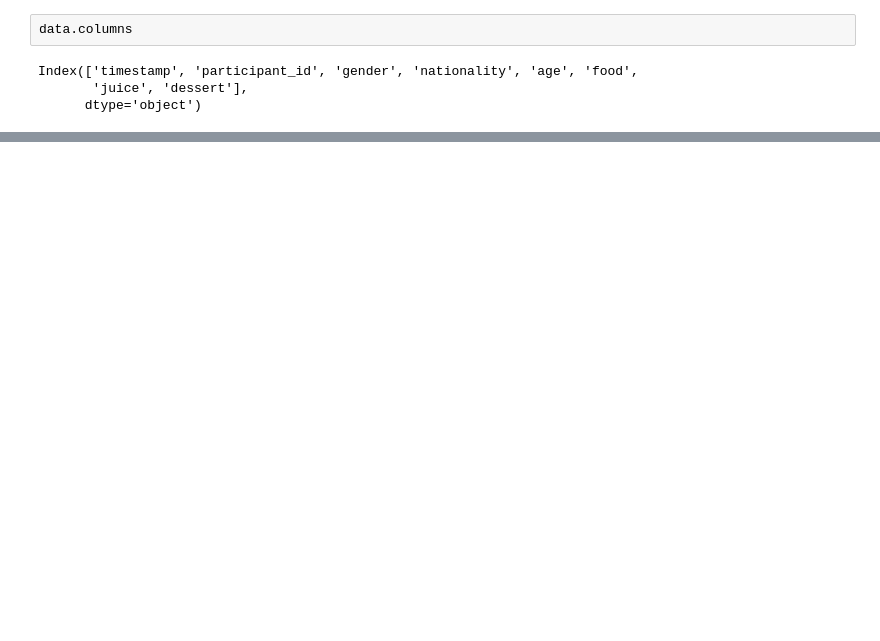
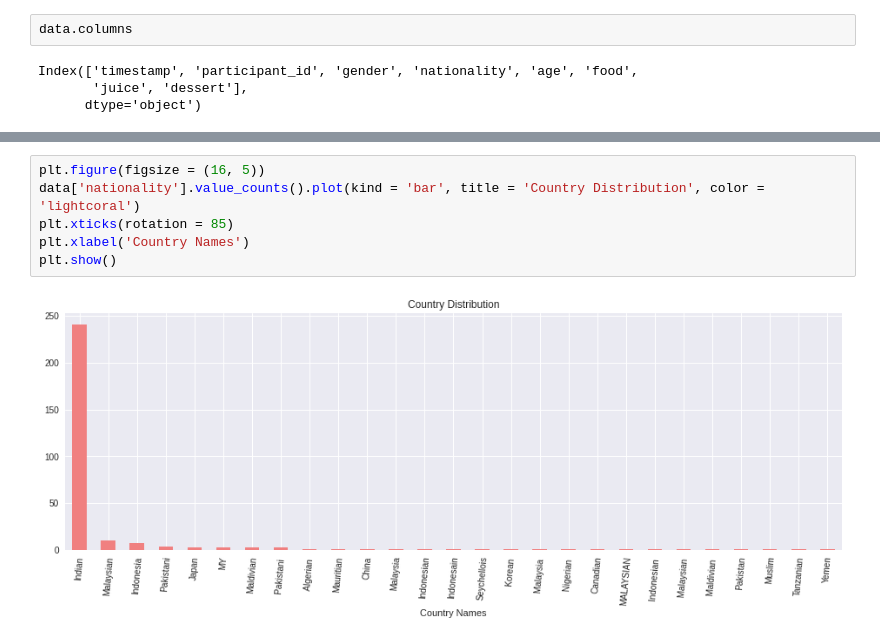
Before and after one commit to drizedunn/Food-Preference, a Jupyter notebook: food_preference.ipynb, the cells around one changed output, grey strips where cells are left out. Cells and saved outputs as stored; diff of their text form; blank space fills up the shorter version.

```diff
--- a/food_preference.ipynb
+++ b/food_preference.ipynb
@@ -114,0 +113,8 @@ plt.show()
+# %%
+plt.figure(figsize = (16, 5))
+data['nationality'].value_counts().plot(kind = 'bar', title = 'Country Distribution', color = 'lightcoral')
+plt.xticks(rotation = 85)
+plt.xlabel('Country Names')
+plt.show()
+# %% [output]
+[figure, added]
```
Also changed, not shown: parts of 5 cells of this notebook.
